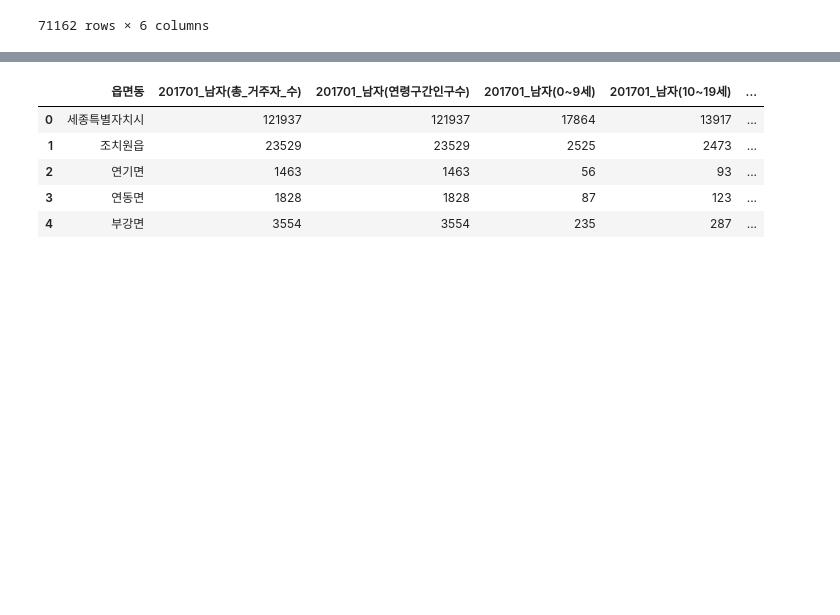
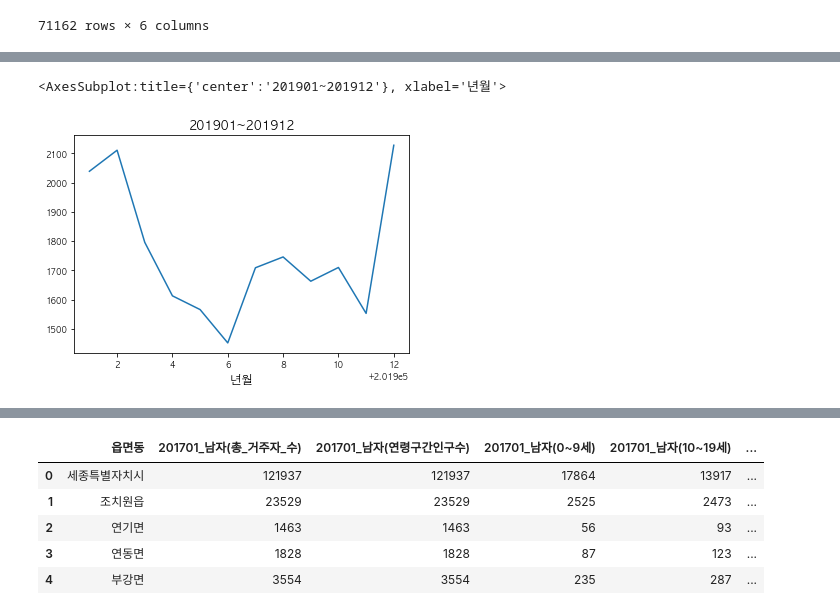
Before and after one commit to metterian/sejong-house-market-analyse, a Jupyter notebook: data_summary.ipynb, the cells around one changed output, grey strips where cells are left out. Saved outputs shown, nothing was run; the diff lists cells and outputs as text; code cells hidden in the pictures; blank space fills up the shorter version.

```diff
--- a/data_summary.ipynb
+++ b/data_summary.ipynb
@@ -297,0 +348,5 @@ array([[<AxesSubplot:title={'center':'년월'}>,
+# %%
+mov_out.groupby('년월').count()['전출자수'].iloc[24:24+12].plot(title='201901~201912')
+# %% [output]
+<AxesSubplot:title={'center':'201901~201912'}, xlabel='년월'>
+[figure, added]
```
Also changed, not shown: parts of 14 cells of this notebook, 1 other file.
